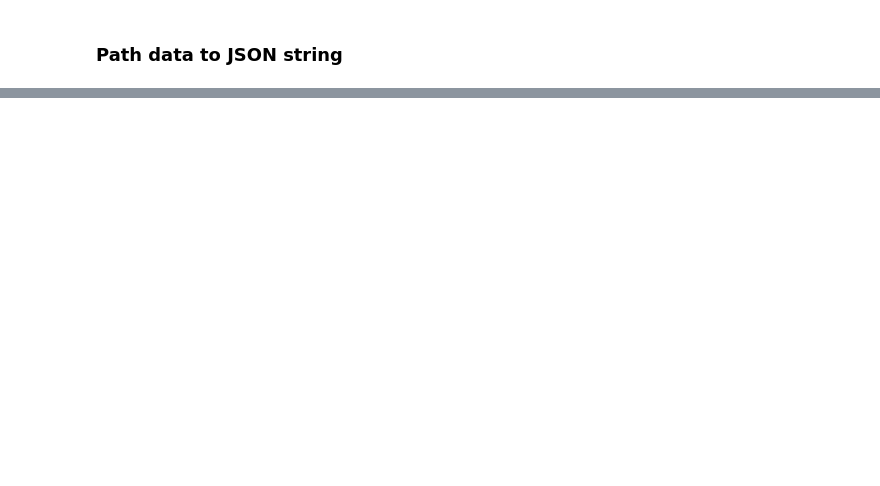
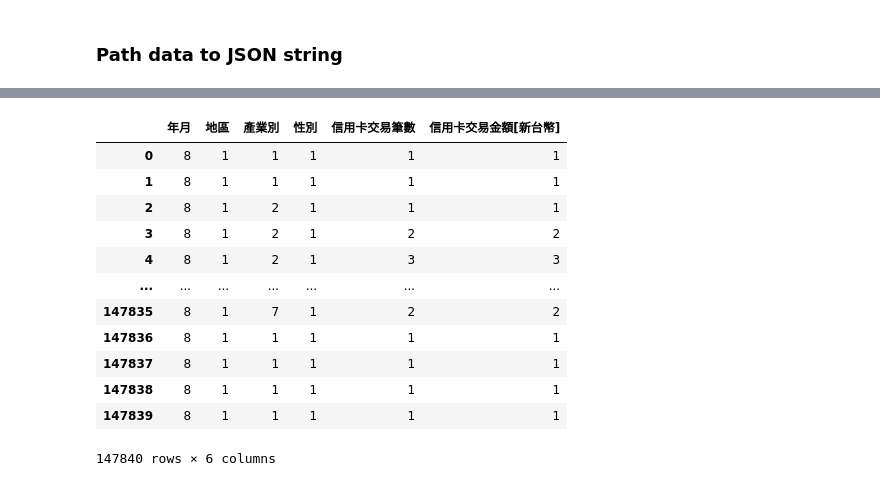
Before and after one commit to gin31259461/DataViz_Flask, a Jupyter notebook: classification/decision-tree.ipynb, the cells around one changed output, grey strips where cells are left out. Drawn from its saved outputs; the diff is of its cells as text; code cells hidden in the pictures; blank space fills up the shorter version.

```diff
--- a/classification/decision-tree.ipynb
+++ b/classification/decision-tree.ipynb
@@ -113,6 +136,8 @@ datetime_column_earliest_latest_tuple
 # Quantize datetime problem reference:
 # https://stackoverflow.com/questions/43500894/pandas-pd-cut-binning-datetime-column-series
 # ! this section can only execute once
+quantization_datetime_columns = []
+
 for tuple in datetime_column_earliest_latest_tuple:
     # date_range reference: https://pandas.pydata.org/docs/reference/api/pandas.date_range.html
     # Frequency reference: https://pandas.pydata.org/docs/user_guide/timeseries.html#timeseries-offset-aliases
@@ -126,6 +151,7 @@ for tuple in datetime_column_earliest_latest_tuple:
     labels = ["({}, {}]".format(datetime_range[i - 1], datetime_range[i]) for i in range(1, len(datetime_range))]
     # ! this line of code can only cut once
     df[tuple[0]] = pd.cut(df[tuple[0]], bins=datetime_range, labels=labels, include_lowest=True)
+    quantization_datetime_columns.append(tuple[0])
 # %% [markdown]
 ### Numerical column
 # %% [markdown]
@@ -145,28 +173,34 @@ numerical_column_max_min_tuple
 # %%
 # 1. 處理不同型別的屬性 (類別型，數值型) -> 都可當作分析目標
 # 2. 排除不想要的屬性，並且不加入 features (X) 裡面
-# * 針對路徑中沒被用到的屬性
-#   1. 類別型: 代表所有類別
-#   2. 數值型: 代表在 MIN - MAX 區間
-#   3. 時間型: 代表在最早與最晚的區間內
 
-# Count target column ratio to determine its data type
-target_column_ratio = len(df[target].unique()) / df[target].count()
-# if not, it's numeric
-is_category_column = df[target].dtype == "object" or target_column_ratio < 0.01
+# TODO: Try to quantize all numeric column
+quantile_mapping = {}
+
+for column_name in column_names:
+    column_ratio = len(df[column_name].unique()) / df[column_name].count()
+    is_categorical_column = (
+        df[column_name].dtype == "object" or df[column_name].dtype == "category" or column_ratio < 0.01
+    )
+    is_numerical_column = df[column_name].dtype == "int64" and not is_categorical_column
+
+    if is_numerical_column:
+        quantile_labels = ["low", "middle", "high"]
+        discrete_bin_num = 3
+        quantile = pd.qcut(df[column_name], q=discrete_bin_num).cat.categories
+        quantile_mapping[column_name] = {"col": column_name, "quantile": quantile, "labels": quantile_labels}
+        df[column_name] = pd.qcut(df[column_name], q=discrete_bin_num, labels=quantile_labels)
+
+print(quantile_mapping)
+
 X: pd.DataFrame
 try:
     X = df.drop([target] + skip_features, axis=1)
 except KeyError:
-    print("Column of target or skip features not exist in data frame")
+    print("Column of target or skip features are not exist in data frame")
+
 feature_names = X.columns.to_list()
-# If value of target column are numeric, divide it into multiple intervals (discretize)
-quantization_labels = ["low", "middle", "high"]
-discrete_bin_num = 3
-y = (
-    df[target].astype("string")
-    if is_category_column
-    else pd.qcut(df[target], q=discrete_bin_num, labels=quantization_labels)
-)
+
+y = df[target].astype("string")
 target_values = y.unique().tolist()
 target_values
@@ -566,0 +744,16 @@ json_object
+# %%
+X
+# %% [output]
+|  | 年月 | 地區 | 產業別 | 性別 | 信用卡交易筆數 | 信用卡交易金額[新台幣] |
+| 0 | 8 | 1 | 1 | 1 | 1 | 1 |
+| 1 | 8 | 1 | 1 | 1 | 1 | 1 |
+| 2 | 8 | 1 | 2 | 1 | 1 | 1 |
+| 3 | 8 | 1 | 2 | 1 | 2 | 2 |
+| 4 | 8 | 1 | 2 | 1 | 3 | 3 |
+| ... | ... | ... | ... | ... | ... | ... |
+| 147835 | 8 | 1 | 7 | 1 | 2 | 2 |
+| 147836 | 8 | 1 | 1 | 1 | 1 | 1 |
+| 147837 | 8 | 1 | 1 | 1 | 1 | 1 |
+| 147838 | 8 | 1 | 1 | 1 | 1 | 1 |
+| 147839 | 8 | 1 | 1 | 1 | 1 | 1 |
+147840 rows × 6 columns
```
Also changed, not shown: parts of 28 cells of this notebook, 1 other file.
